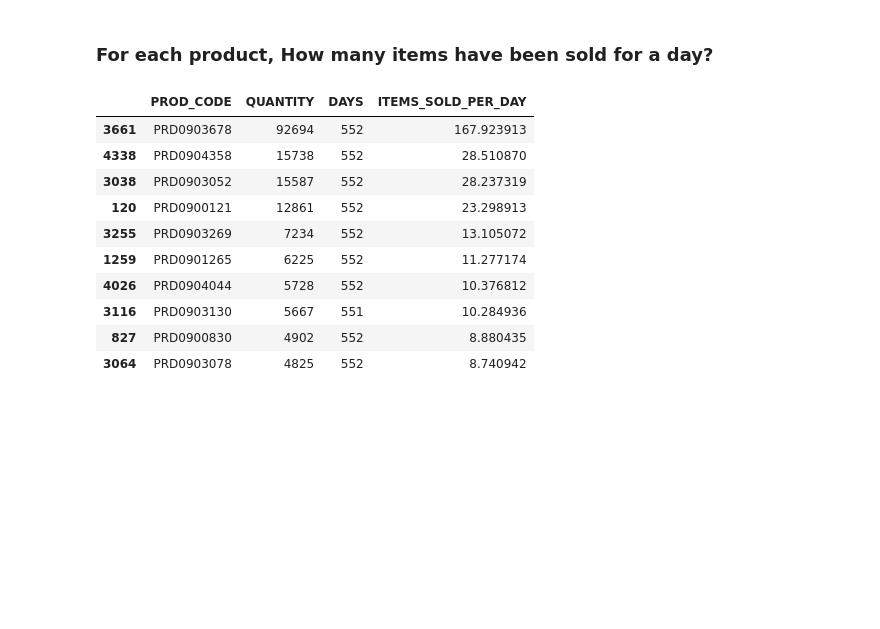
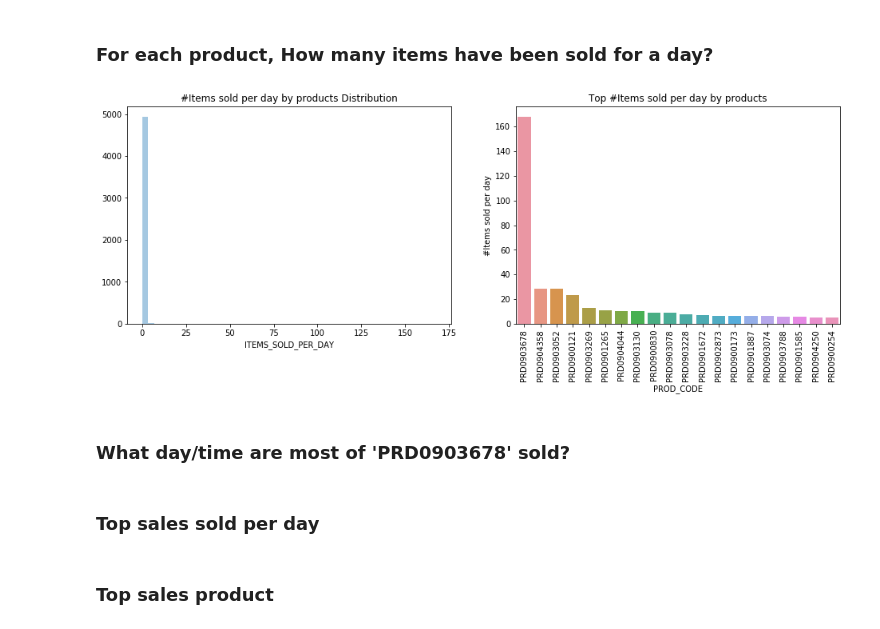
Before and after one commit to joei1994/ML-Projects, a Jupyter notebook: mini-projects/data-cafe-supermarket/products_analysis.ipynb, the cells around one changed output. Saved outputs shown, nothing was run; the diff lists cells and outputs as text; code cells hidden in the pictures; blank space fills up the shorter version.

```diff
--- a/mini-projects/data-cafe-supermarket/products_analysis.ipynb
+++ b/mini-projects/data-cafe-supermarket/products_analysis.ipynb
@@ -78,24 +74,28 @@ days_duration_by_products = groupby_by_product.agg({
 ).drop(columns=['SHOP_DATE'])
 days_duration_by_products.columns = days_duration_by_products.columns.droplevel(1)
 
-number_items_sold_a_day_by_products = pd.merge(total_quantity_by_products, days_duration_by_products, on='PROD_CODE')
-number_items_sold_a_day_by_products = number_items_sold_a_day_by_products.loc[ number_items_sold_a_day_by_products['DAYS']>0,:]
-number_items_sold_a_day_by_products = number_items_sold_a_day_by_products.assign(
-    ITEMS_SOLD_PER_DAY = lambda row: row['QUANTITY'] / row['DAYS']
+number_items_sold_by_products = pd.merge(total_quantity_by_products, days_duration_by_products, on='PROD_CODE')
+number_items_sold_by_products = number_items_sold_by_products.loc[ number_items_sold_by_products['DAYS']>0,:]
+number_items_sold_by_products = number_items_sold_by_products.assign(
+    ITEMS_SOLD_PER_DAY = lambda row: row['QUANTITY'] / row['DAYS'],
+    ITEMS_SOLD_PER_WEEK = lambda row: row['QUANTITY'] / (row['DAYS'] / 7)
 )
-
-top_sold_per_day = number_items_sold_a_day_by_products.sort_values('ITEMS_SOLD_PER_DAY', ascending=False)[:10]
-# %%
-top_sold_per_day
-# %% [output]
-|  | PROD_CODE | QUANTITY | DAYS | ITEMS_SOLD_PER_DAY |
-| 3661 | PRD0903678 | 92694 | 552 | 167.923913 |
-| 4338 | PRD0904358 | 15738 | 552 | 28.510870 |
-| 3038 | PRD0903052 | 15587 | 552 | 28.237319 |
-| 120 | PRD0900121 | 12861 | 552 | 23.298913 |
-| 3255 | PRD0903269 | 7234 | 552 | 13.105072 |
-| 1259 | PRD0901265 | 6225 | 552 | 11.277174 |
-| 4026 | PRD0904044 | 5728 | 552 | 10.376812 |
-| 3116 | PRD0903130 | 5667 | 551 | 10.284936 |
-| 827 | PRD0900830 | 4902 | 552 | 8.880435 |
-| 3064 | PRD0903078 | 4825 | 552 | 8.740942 |
+# %%
+top_sold_per_day = number_items_sold_by_products.sort_values('ITEMS_SOLD_PER_DAY', ascending=False)[:20]
+
+plt.figure(figsize=(16 ,5))
+plt.subplot(121)
+sns.distplot(number_items_sold_by_products['ITEMS_SOLD_PER_DAY'], kde=False)
+plt.title("#Items sold per day by products Distribution")
+
+plt.subplot(122)
+sns.barplot(data=top_sold_per_day, x='PROD_CODE', y='ITEMS_SOLD_PER_DAY', order=top_sold_per_day['PROD_CODE'])
+plt.xticks(rotation=90)
+plt.ylabel('#Items sold per day')
+plt.title('Top #Items sold per day by products')
+
+plt.show()
+# %% [output]
+[figure, added]
+# %% [markdown]
+### What day/time  are most of 'PRD0903678'   sold?
@@ -101,0 +144,2 @@ top_sold_per_day
+# %% [markdown]
+### Top sales sold per day
@@ -101,0 +148,2 @@ top_sold_per_day
+# %% [markdown]
+### Top sales product
```
Also changed, not shown: parts of 16 cells of this notebook, 1 other file.
